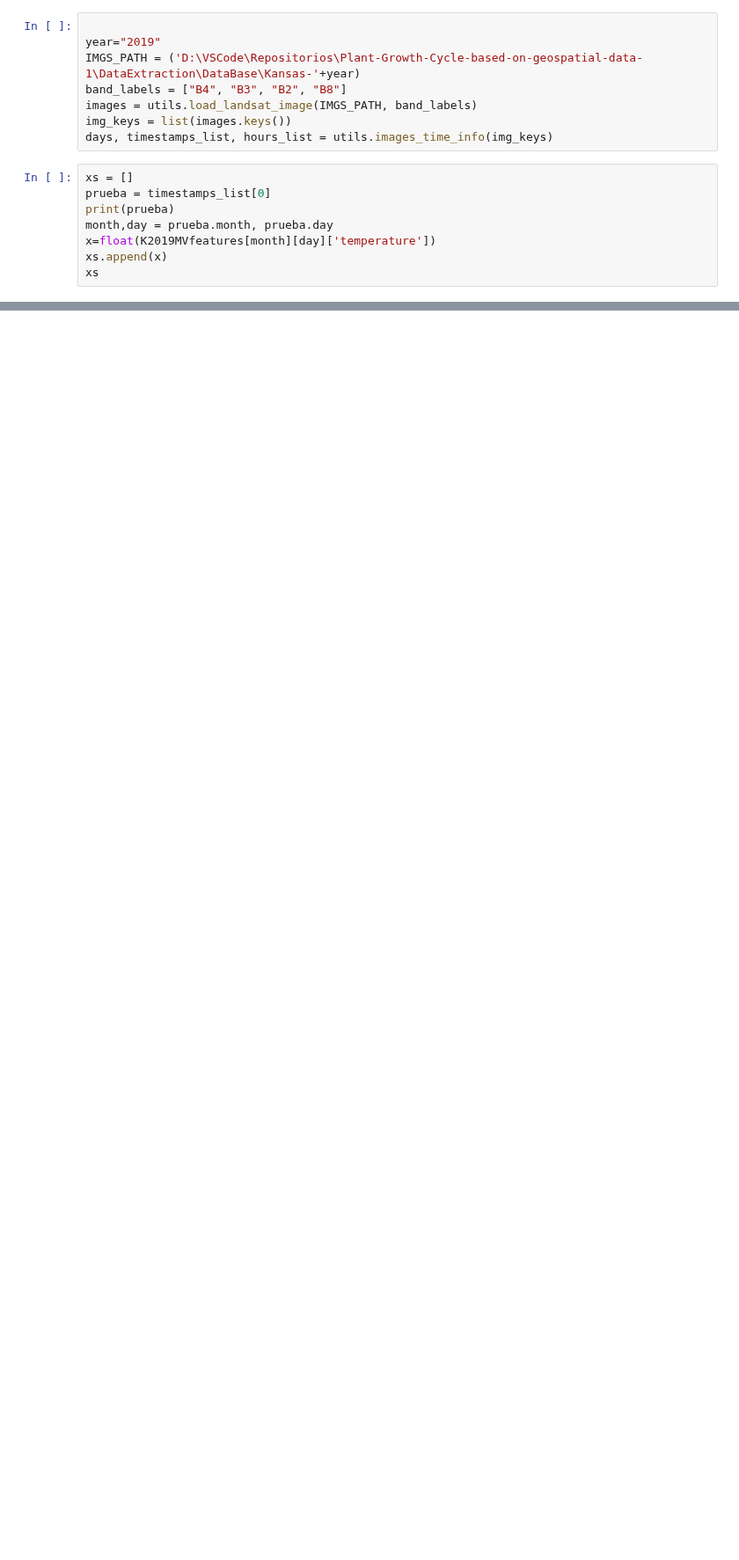
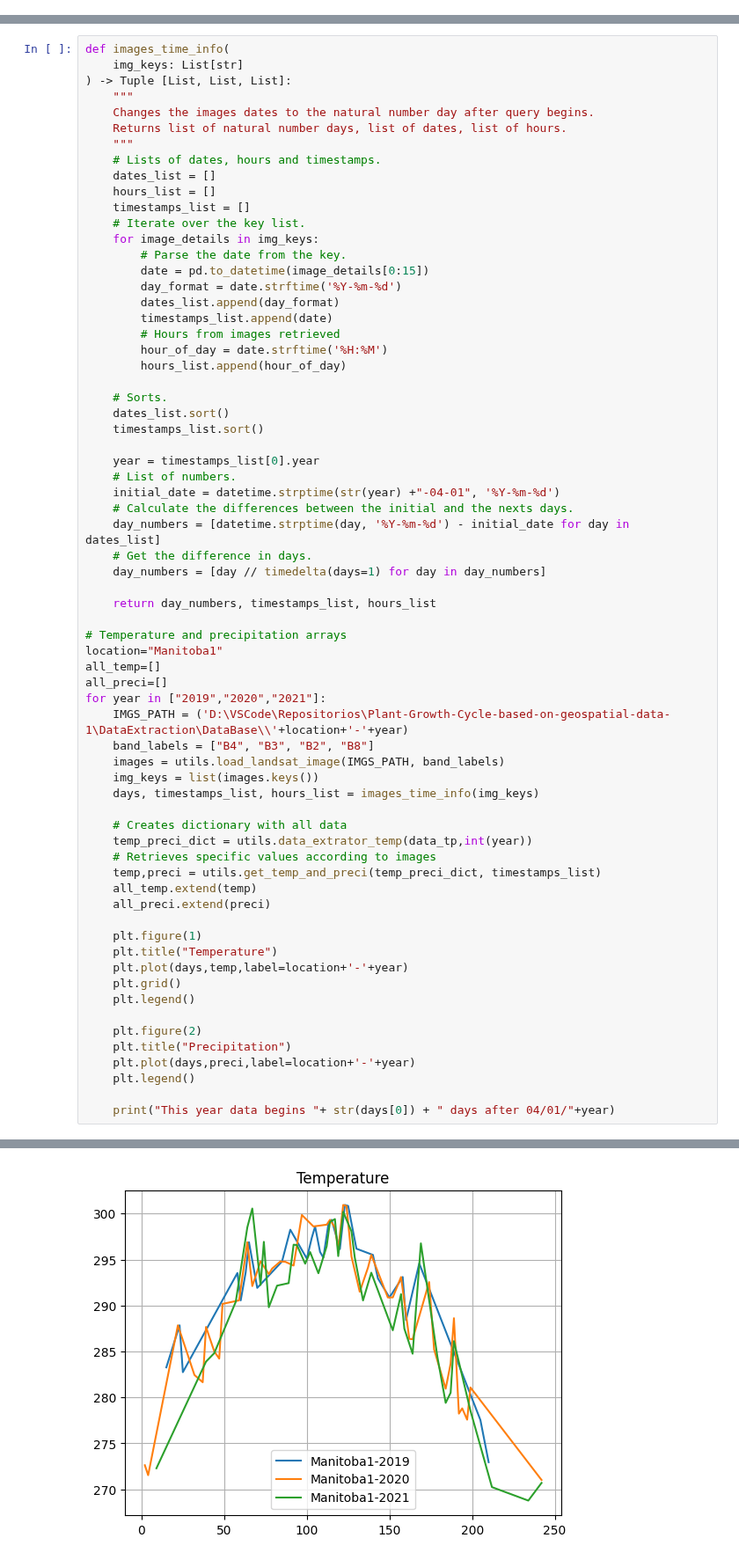
Before and after one commit to AguilarAngel9/Plant-Growth-Cycle-based-on-geospatial-data, a Jupyter notebook: DataExtraction/temperatureExtractor.ipynb, the cells around one changed output, grey strips where cells are left out. Shown at 88% size. Cells and saved outputs as stored; diff of their text form; blank space fills up the shorter version.

```diff
--- a/DataExtraction/temperatureExtractor.ipynb
+++ b/DataExtraction/temperatureExtractor.ipynb
@@ -187,16 +90,0 @@ for i in range(4,len(K2019MVfeatures)):
-# %%
-
-year="2019"
-IMGS_PATH = ('D:\VSCode\Repositorios\Plant-Growth-Cycle-based-on-geospatial-data-1\DataExtraction\DataBase\Kansas-'+year)
-band_labels = ["B4", "B3", "B2", "B8"]
-images = utils.load_landsat_image(IMGS_PATH, band_labels)
-img_keys = list(images.keys())
-days, timestamps_list, hours_list = utils.images_time_info(img_keys)
-# %%
-xs = []
-prueba = timestamps_list[0]
-print(prueba)
-month,day = prueba.month, prueba.day
-x=float(K2019MVfeatures[month][day]['temperature'])
-xs.append(x)
-xs
@@ -289,0 +93,68 @@ plt.plot(temp)
+# %%
+def images_time_info(
+    img_keys: List[str]
+) -> Tuple [List, List, List]:
+    """
+    Changes the images dates to the natural number day after query begins.
+    Returns list of natural number days, list of dates, list of hours.
+    """
+    # Lists of dates, hours and timestamps.
+    dates_list = []
+    hours_list = []
+    timestamps_list = []
+    # Iterate over the key list.
+    for image_details in img_keys:
+        # Parse the date from the key.
+        date = pd.to_datetime(image_details[0:15])
+        day_format = date.strftime('%Y-%m-%d')
+        dates_list.append(day_format)
+        timestamps_list.append(date)
+        # Hours from images retrieved
+        hour_of_day = date.strftime('%H:%M')
+        hours_list.append(hour_of_day)
+
+    # Sorts.
+    dates_list.sort()
+    timestamps_list.sort()
+
+    year = timestamps_list[0].year
+    # List of numbers.
+    initial_date = datetime.strptime(str(year) +"-04-01", '%Y-%m-%d')
+    # Calculate the differences between the initial and the nexts days.
+    day_numbers = [datetime.strptime(day, '%Y-%m-%d') - initial_date for day in dates_list]
+    # Get the difference in days.
+    day_numbers = [day // timedelta(days=1) for day in day_numbers]
+
+    return day_numbers, timestamps_list, hours_list
+
+# Temperature and precipitation arrays
+location="Manitoba1"
+all_temp=[]
+all_preci=[]
+for year in ["2019","2020","2021"]:
+    IMGS_PATH = ('D:\VSCode\Repositorios\Plant-Growth-Cycle-based-on-geospatial-data-1\DataExtraction\DataBase\\'+location+'-'+year)
+    band_labels = ["B4", "B3", "B2", "B8"]
+    images = utils.load_landsat_image(IMGS_PATH, band_labels)
+    img_keys = list(images.keys())
+    days, timestamps_list, hours_list = images_time_info(img_keys)
+
+    # Creates dictionary with all data
+    temp_preci_dict = utils.data_extrator_temp(data_tp,int(year))
+    # Retrieves specific values according to images
+    temp,preci = utils.get_temp_and_preci(temp_preci_dict, timestamps_list)
+    all_temp.extend(temp)
+    all_preci.extend(preci)
+
+    plt.figure(1)
+    plt.title("Temperature")
+    plt.plot(days,temp,label=location+'-'+year)
+    plt.grid()
+    plt.legend()
+
+    plt.figure(2)
+    plt.title("Precipitation")
+    plt.plot(days,preci,label=location+'-'+year)
+    plt.legend()
+
+    print("This year data begins "+ str(days[0]) + " days after 04/01/"+year)
+# %% [output]
@@ -289,0 +164 @@ plt.plot(temp)
+[figure, added]
```
Also changed, not shown: parts of 18 cells of this notebook.
